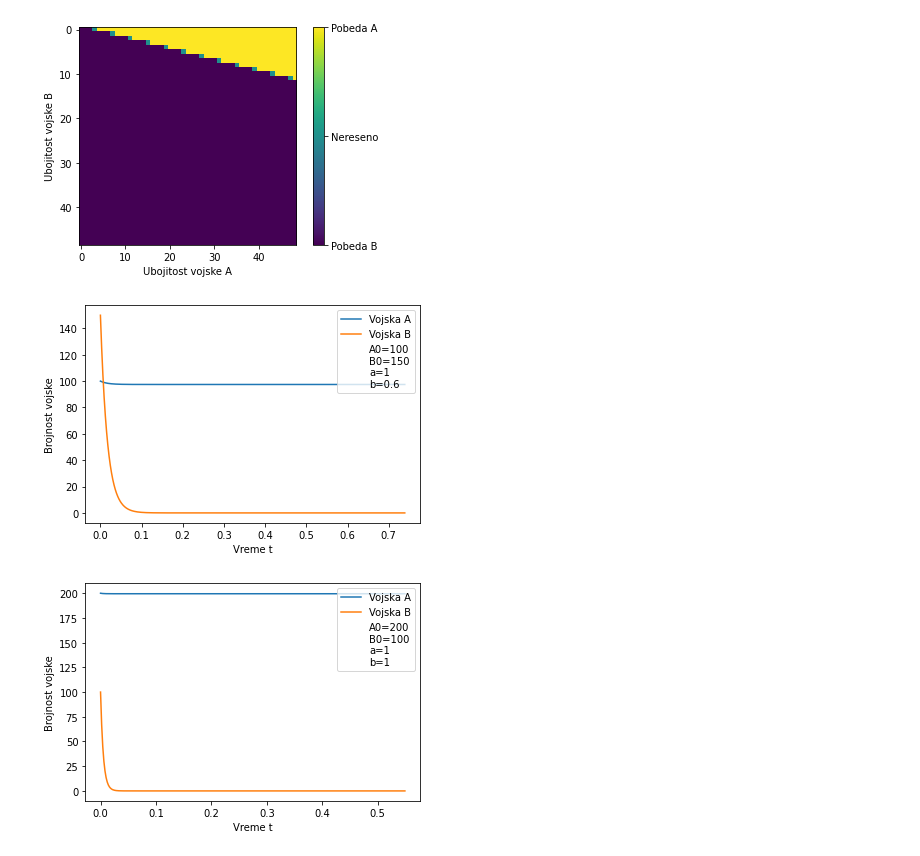
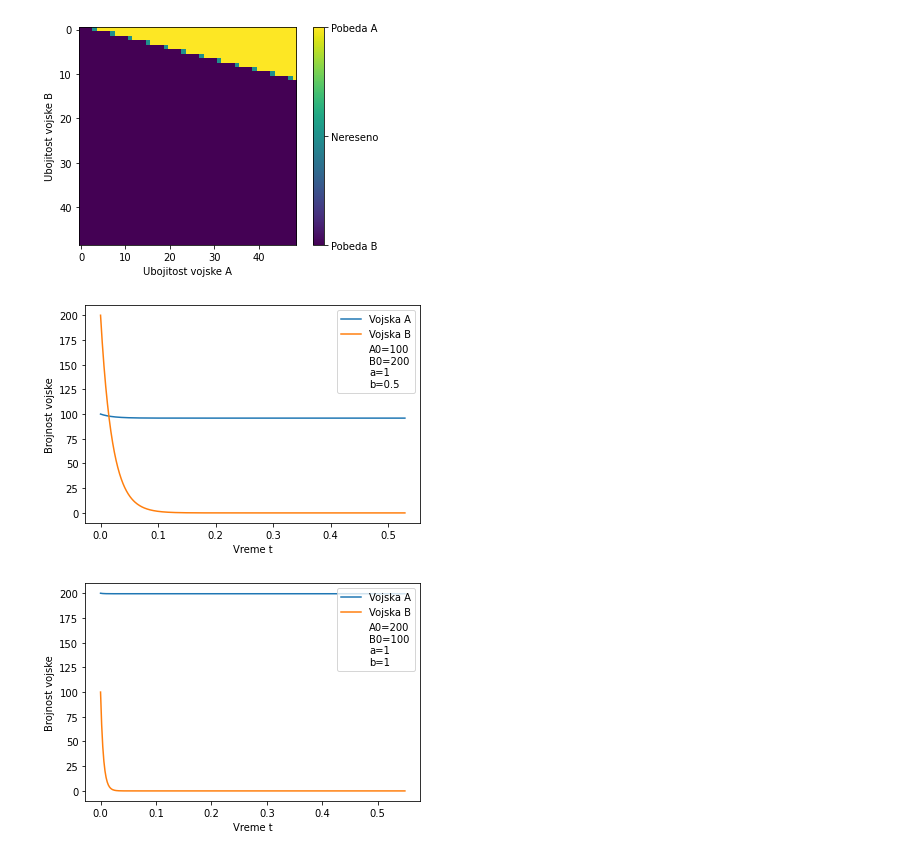
Before and after one commit to lucijamilicic/omm, a Jupyter notebook: src/OMM_Seminarski-01.ipynb, the cells around one changed output. Drawn from its saved outputs; the diff is of its cells as text; code cells hidden in the pictures.

```diff
--- a/src/OMM_Seminarski-01.ipynb
+++ b/src/OMM_Seminarski-01.ipynb
@@ -134,9 +134,9 @@ def simulirajBitkuZaseda(a, b, A0, B0):
 
     plt.show()
 # %%
-simulirajBitkuZaseda(1, 0.6, 100, 150)
+simulirajBitkuZaseda(1, 0.5, 100, 200)
 # %% [output]
-[figure, old version]
+[figure, new version]
 # %%
 simulirajBitkuZaseda(1, 1, 200, 100)
 # %% [output]
```
Also changed, not shown: 10 other files.
